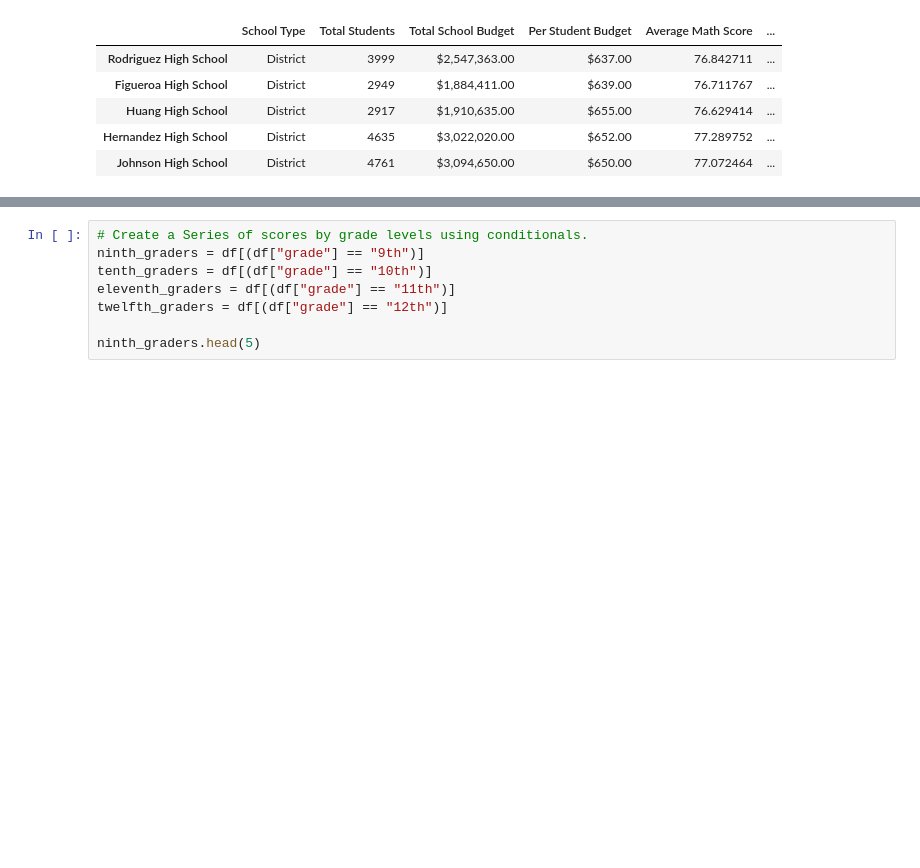
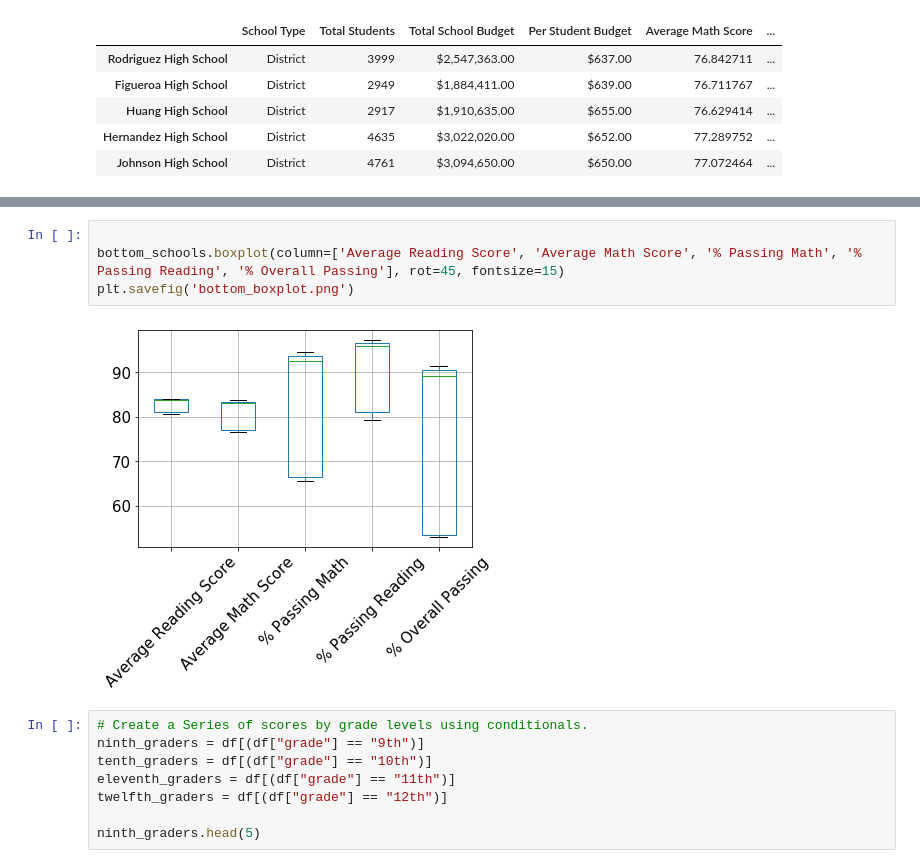
Before and after one commit to sherirosalia/Python_Challenge, a Jupyter notebook: analysis.ipynb, the cells around one changed output, grey strips where cells are left out. Cells and saved outputs as stored; diff of their text form; blank space fills up the shorter version.

```diff
--- a/analysis.ipynb
+++ b/analysis.ipynb
@@ -557,3 +554,9 @@ bottom_schools.head()
+# %%
+
+bottom_schools.boxplot(column=['Average Reading Score', 'Average Math Score', '% Passing Math', '% Passing Reading', '% Overall Passing'], rot=45, fontsize=15)
+plt.savefig('bottom_boxplot.png')
+# %% [output]
+[figure, added]
 # %%
 # Create a Series of scores by grade levels using conditionals.
 ninth_graders = df[(df["grade"] == "9th")]
```
Also changed, not shown: parts of 14 cells of this notebook, 6 other files.
